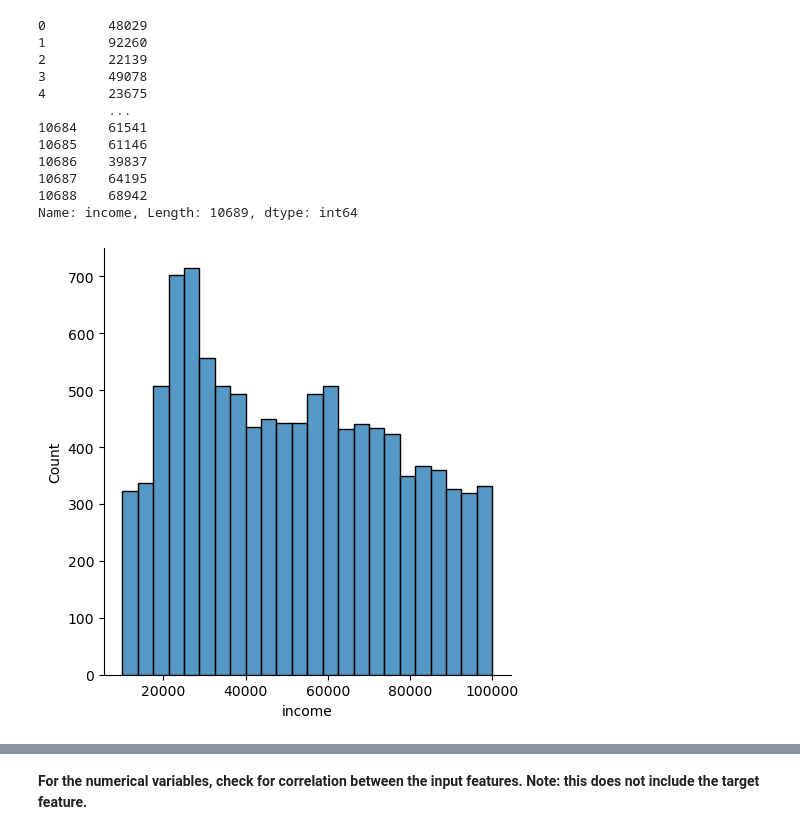
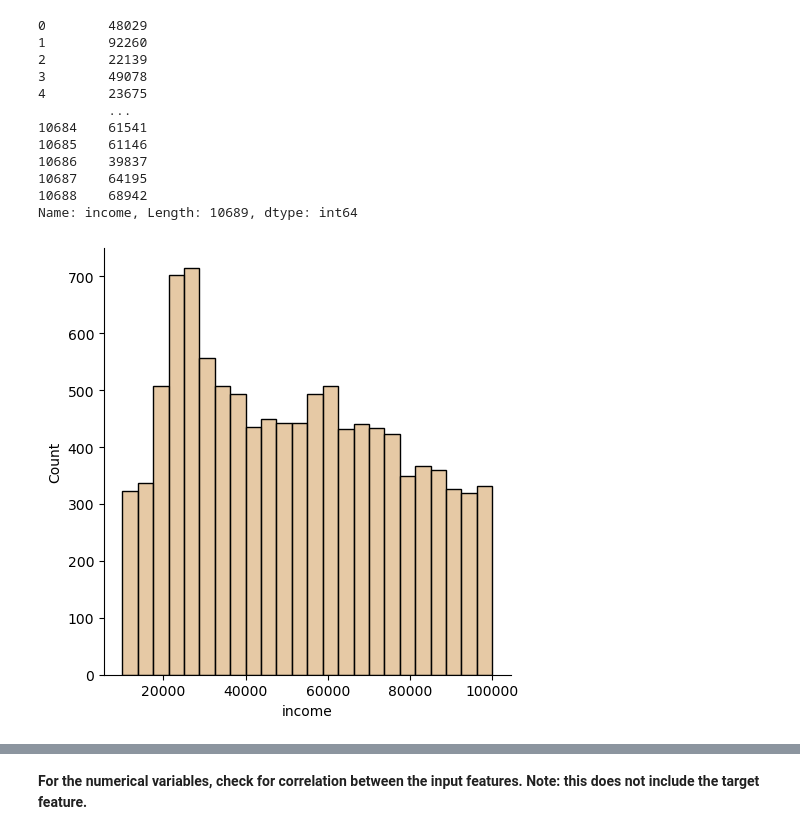
Before and after one commit to vlad-lis/Ironhack-Labs, a Jupyter notebook: Week2/Day3,4/customer analysis.ipynb, the cells around one changed output, grey strips where cells are left out. Drawn from its saved outputs; the diff is of its cells as text; code cells hidden in the pictures.

```diff
--- a/Week2/Day3/customer analysis.ipynb
+++ b/Week2/Day3,4/customer analysis.ipynb
@@ -71,7 +87,7 @@ numeric['income']
 10688    68942
 Name: income, Length: 10689, dtype: int64
 # %%
-income_plot = sns.displot(numeric, x='income')
+income_plot = sns.displot(numeric, x='income', color='burlywood')
 # %% [output]
-[figure, old version]
+[figure, new version]
 # %%
```
Also changed, not shown: parts of 34 cells of this notebook, 5 other files.
